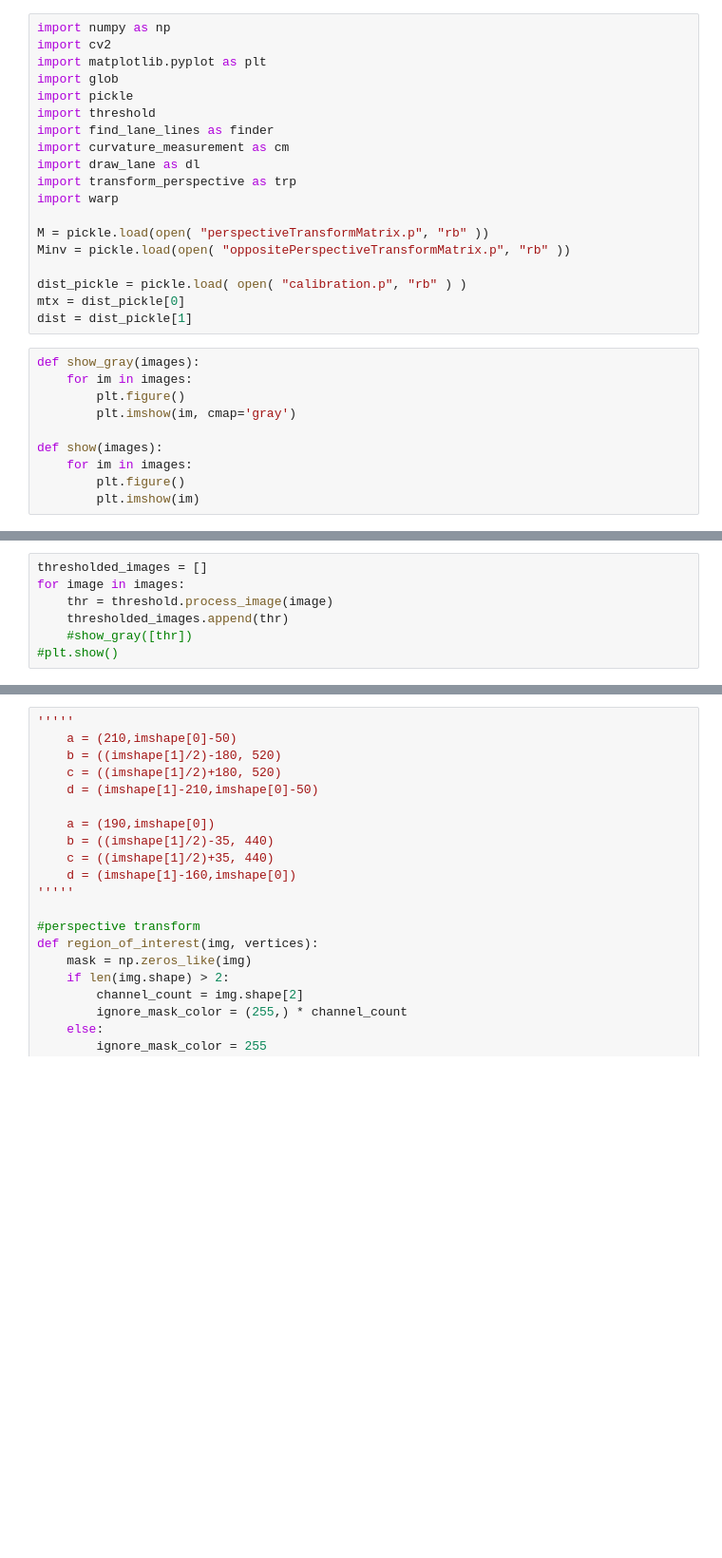
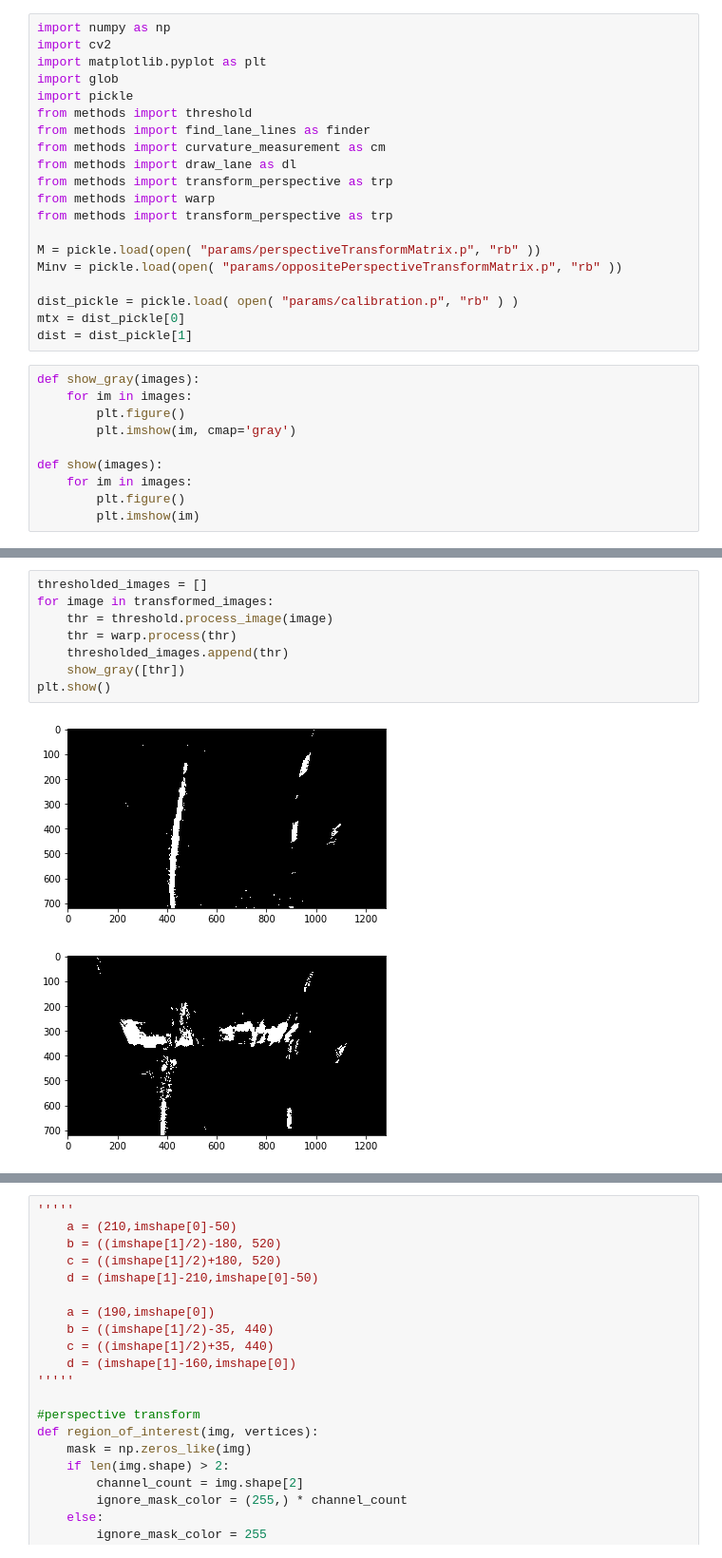
Before and after one commit to pandaive/CarND-Advanced-Lane-Lines, a Jupyter notebook: CarND-Advanced-Lane-Lines.ipynb, the cells around one changed output, grey strips where cells are left out. Shown at 95% size. Cells and saved outputs as stored; diff of their text form; blank space fills up the shorter version.

```diff
--- a/CarND-Advanced-Lane-Lines.ipynb
+++ b/CarND-Advanced-Lane-Lines.ipynb
@@ -4,17 +4,18 @@ import cv2
 import matplotlib.pyplot as plt
 import glob
 import pickle
-import threshold
-import find_lane_lines as finder
-import curvature_measurement as cm
-import draw_lane as dl
-import transform_perspective as trp
-import warp
+from methods import threshold
+from methods import find_lane_lines as finder
+from methods import curvature_measurement as cm
+from methods import draw_lane as dl
+from methods import transform_perspective as trp
+from methods import warp
+from methods import transform_perspective as trp
 
-M = pickle.load(open( "perspectiveTransformMatrix.p", "rb" ))
-Minv = pickle.load(open( "oppositePerspectiveTransformMatrix.p", "rb" ))
+M = pickle.load(open( "params/perspectiveTransformMatrix.p", "rb" ))
+Minv = pickle.load(open( "params/oppositePerspectiveTransformMatrix.p", "rb" ))
 
-dist_pickle = pickle.load( open( "calibration.p", "rb" ) )
+dist_pickle = pickle.load( open( "params/calibration.p", "rb" ) )
 mtx = dist_pickle[0]
 dist = dist_pickle[1]
 # %%
@@ -42,7 +49,11 @@ for i, filename in enumerate(test_images):
 # %%
 thresholded_images = []
-for image in images:
+for image in transformed_images:
     thr = threshold.process_image(image)
+    thr = warp.process(thr)
     thresholded_images.append(thr)
-    #show_gray([thr])
-#plt.show()
+    show_gray([thr])
+plt.show()
+# %% [output]
+[figure, added]
+[figure, added]
```
Also changed, not shown: parts of 9 cells of this notebook, 30 other files.
